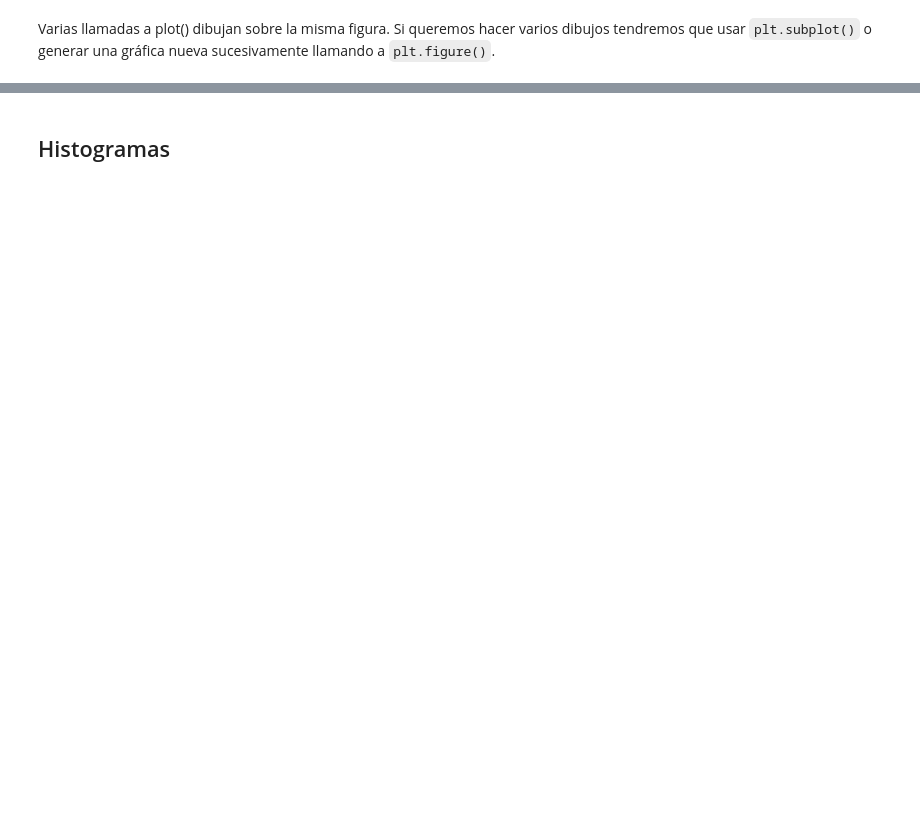
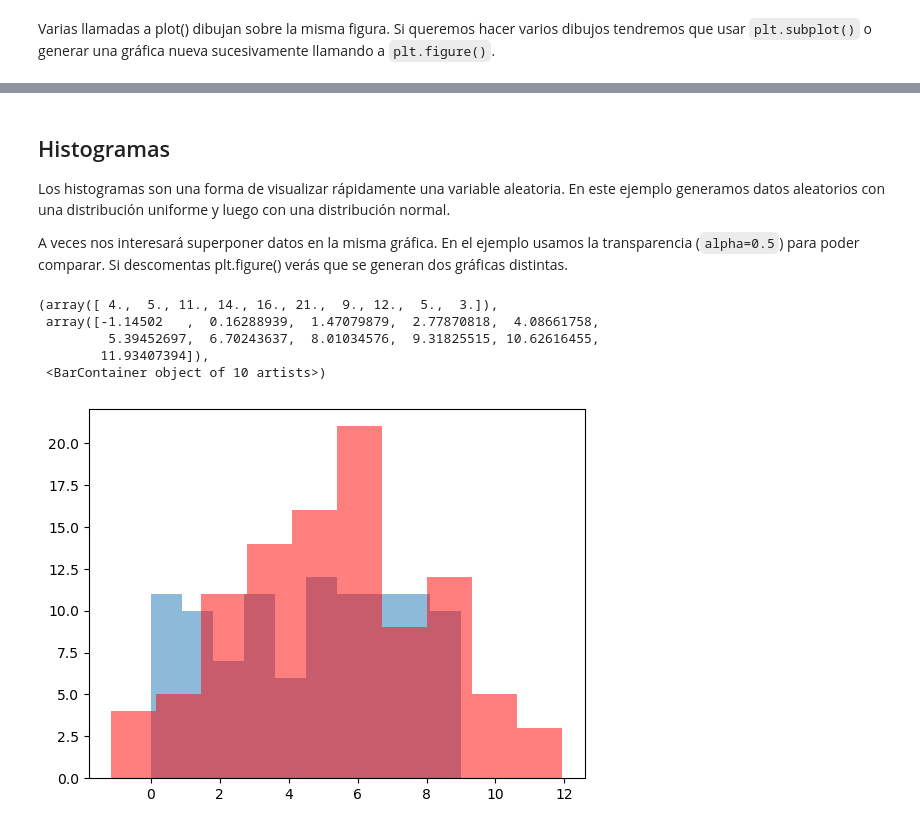
Before and after one commit to javism/fi2022-2023, a Jupyter notebook: practica07/practica07_matplotlib.ipynb, the cells around one changed output, grey strips where cells are left out. Cells and saved outputs as stored; diff of their text form; code cells hidden in the pictures; blank space fills up the shorter version.

```diff
--- a/practica07/practica07_matplotlib.ipynb
+++ b/practica07/practica07_matplotlib.ipynb
@@ -99,11 +119,22 @@ plt.show()
 # %% [markdown]
 ## Histogramas
+
+Los histogramas son una forma de visualizar rápidamente una variable aleatoria. En este ejemplo generamos datos aleatorios con una distribución uniforme y luego con una distribución normal.
+
+A veces nos interesará superponer datos en la misma gráfica. En el ejemplo usamos la transparencia (`alpha=0.5`) para poder comparar. Si descomentas plt.figure() verás que se generan dos gráficas distintas.
 # %%
 # Si no descomentas plt.figure() los gráficos se superponen en vez de dibujarse en figuras independientes
 #plt.figure()
 x1 = np.random.randint(0,10,100)
 x2 = np.random.normal(5,3,100)
-plt.hist(x1)
+plt.hist(x1, alpha=0.5)
 #plt.figure()
-plt.hist(x2,color='red')
+plt.hist(x2,color='red', alpha=0.5)
+# %% [output]
+(array([ 4.,  5., 11., 14., 16., 21.,  9., 12.,  5.,  3.]),
+ array([-1.14502   ,  0.16288939,  1.47079879,  2.77870818,  4.08661758,
+         5.39452697,  6.70243637,  8.01034576,  9.31825515, 10.62616455,
+        11.93407394]),
+ <BarContainer object of 10 artists>)
+[figure, added]
 # %% [markdown]
```
Also changed, not shown: parts of 11 cells of this notebook.
